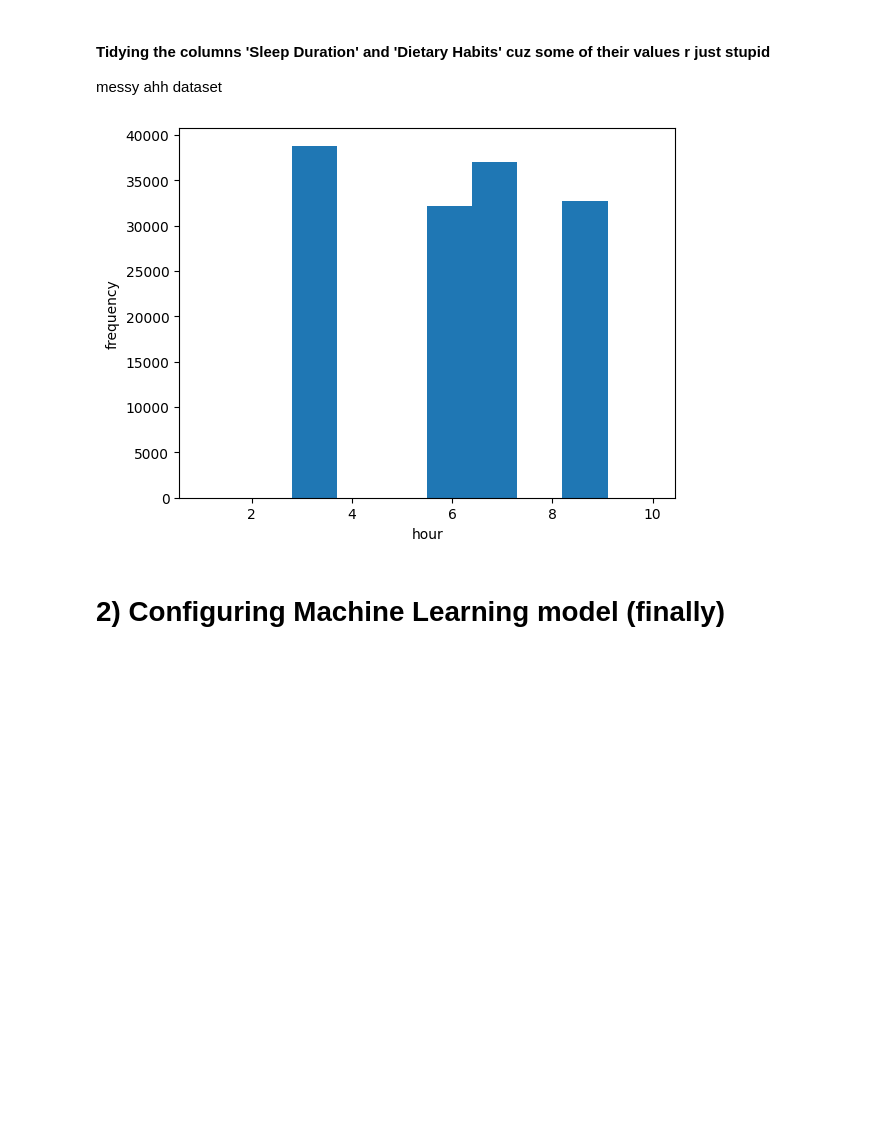
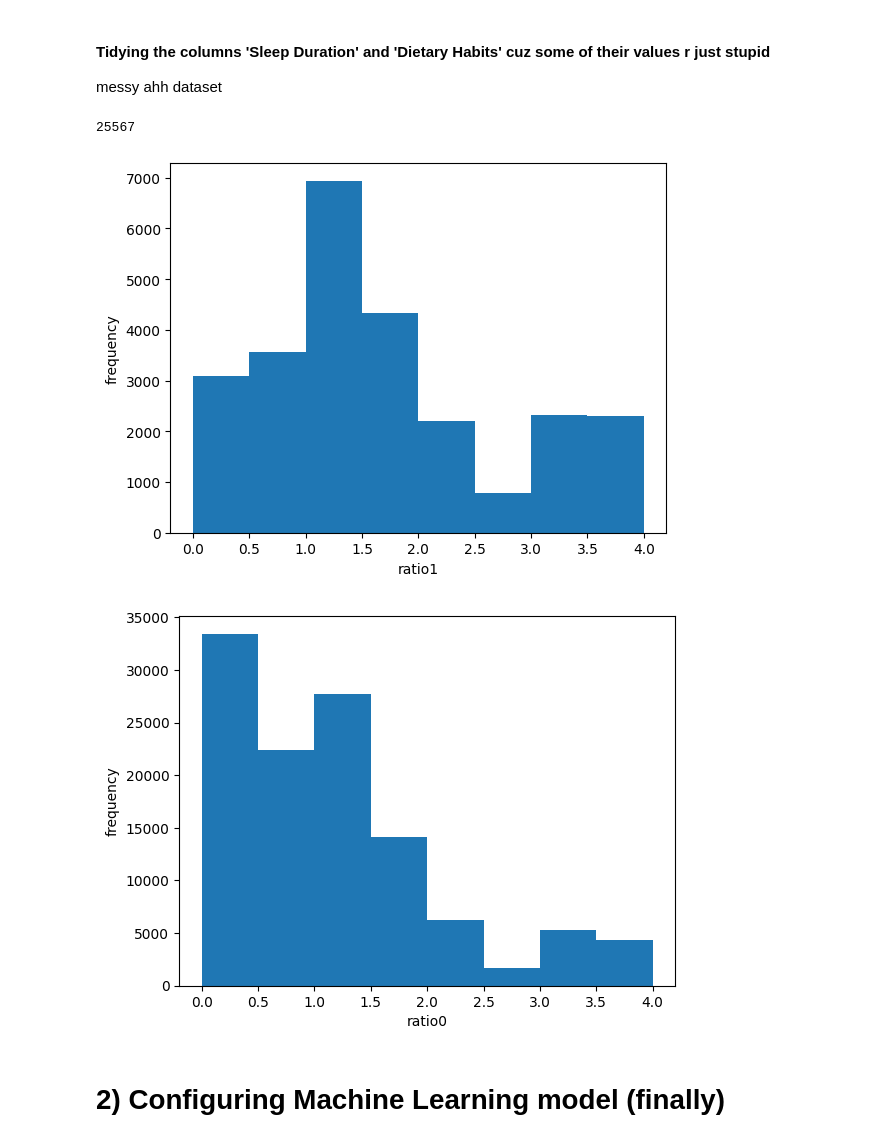
Before and after one commit to milkbottledude/Kaggle-Depressed_Machine_Learning, a Jupyter notebook: depressed-machine-learning.ipynb, the cells around one changed output. Cells and saved outputs as stored; diff of their text form; code cells hidden in the pictures; blank space fills up the shorter version.

Commit message:
Version23: evaluating the column 'CareerHours_to_Sleep' and its importance

```diff
--- a/depressed-machine-learning.ipynb
+++ b/depressed-machine-learning.ipynb
@@ -206,44 +206,62 @@ honkshoo = {
 train_data['Sleep Duration'] = train_data['Sleep Duration'].map(honkshoo)
 both_datasets['Sleep Duration'] = both_datasets['Sleep Duration'].map(honkshoo)
 
-# seeing the distribution of the 'Sleep Duration' values in the train_data
-sleep_only = train_data['Sleep Duration'].dropna()
-sleep_only = np.array(sleep_only)
-pyplot.hist(sleep_only, bins=10) # 10 bins cos max sleep value is 10 hours
-pyplot.xlabel('hour')
-pyplot.ylabel('frequency')
-pyplot.show()
-
 # replacing NaN values in 'Sleep Duration' with the mean
 meansleep = train_data['Sleep Duration'].mean()
 both_datasets['Sleep Duration'] = both_datasets['Sleep Duration'].fillna(meansleep)
 
 # moving on to 'Dietary Habits' column
 dhabits = {
     'Unhealthy': 1,
     'Moderate': 2,
     'Healthy': 3,
     'No Healthy': 1,
     'More Healthy': 3,
     'Less than Healthy': 1,
     'Less Healthy': 1
 }
 both_datasets['Dietary Habits'] = both_datasets['Dietary Habits'].map(dhabits)
 both_datasets['Dietary Habits'] = both_datasets['Dietary Habits'].fillna(2)
 
 # gonna experiment and drop certain columns to see if they would improve accuracy
 both_datasets = both_datasets.drop(['City'], axis=1)
 # getting dummies in both_datasets so that both train_data and test_data will have the same columns after splitting
 both_datasets = pd.get_dummies(both_datasets)
 
-#Version 21, feature engineering
-both_datasets['satisfaction_per_financialstress'] = both_datasets['Career Satisfaction']/both_datasets['Financial Stress']
+#Version 22, feature engineering 'satisfaction_per_financialstress' Edit: realised this variable has a positive coefficient meaning as this value goes up, the greater the model thinks one has depression, which should not be the case so ill '#' the following line of code.
+# both_datasets['satisfaction_per_financialstress'] = both_datasets['Career Satisfaction']/both_datasets['Financial Stress']
+
+#Version 23, feature engineering 'CareerHours_to_Sleep' Edit: thinking of removing this as it has a negative correlation, which makes no sense as a high work hour to sleep hour ratio should be bad for a person. oh wait but maybe a certain range is good but a ratio thats too high or too low is bad. THIS COLUMN CAN BE THE START OF QUANTIFYING WORK-LIFE BALANCE omg eureka moment. print out the row and print a distribution, print the depression or not row as well to see whats the sweet spot for the ratio, see the max few rat
+both_datasets['CareerHours_to_Sleep'] = both_datasets['Work/Study Hours']/both_datasets['Sleep Duration']
 
 # splitting both_datasets to get back train_data and test_data
 train_data = both_datasets.iloc[:len(train_data)].copy()
 test_data = both_datasets.iloc[len(train_data):].copy()
+
+# Version 23: seeing the distribution of the 'CareerHours_to_Sleep' values in the train_data for both rows with and without depression
+# this is to try and see what kind of ratios are most common in people with depression and without
+train_depressed = train_data[train_data['Depression'] == 1] # with depression
+print(len(train_depressed))
+ratio1 = train_depressed['CareerHours_to_Sleep']
+ratio1 = np.array(ratio1)
+pyplot.hist(ratio1, bins=8)
+pyplot.xlabel('ratio1')
+pyplot.ylabel('frequency')
+pyplot.show()
+
+train_notdepressed = train_data[train_data['Depression'] == 0]
+ratio0 = train_notdepressed['CareerHours_to_Sleep']
+ratio0 = np.array(ratio0)
+pyplot.hist(ratio0, bins=8)
+pyplot.xlabel('ratio0')
+pyplot.ylabel('frequency')
+pyplot.show()
+
+# it is with sadness that i announce the removal of my homie, column 'CareerHours_to_Sleep', from the dataset
 # %% [output]
+25567
-[figure, old version]
+[figure, new version]
+[figure, added]
 # %% [markdown]
 # 2) Configuring Machine Learning model (finally)
 # %%
```
Also changed, not shown: parts of 1 cell of this notebook.
